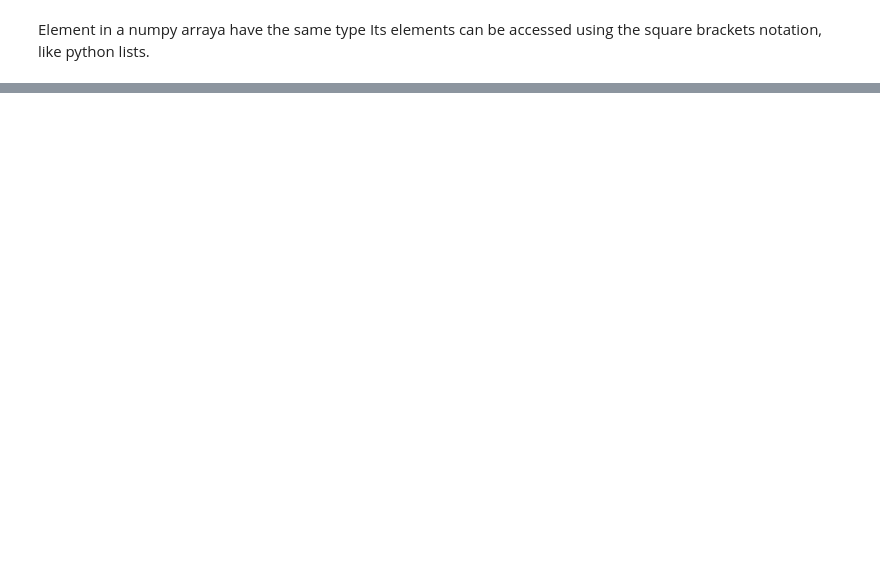
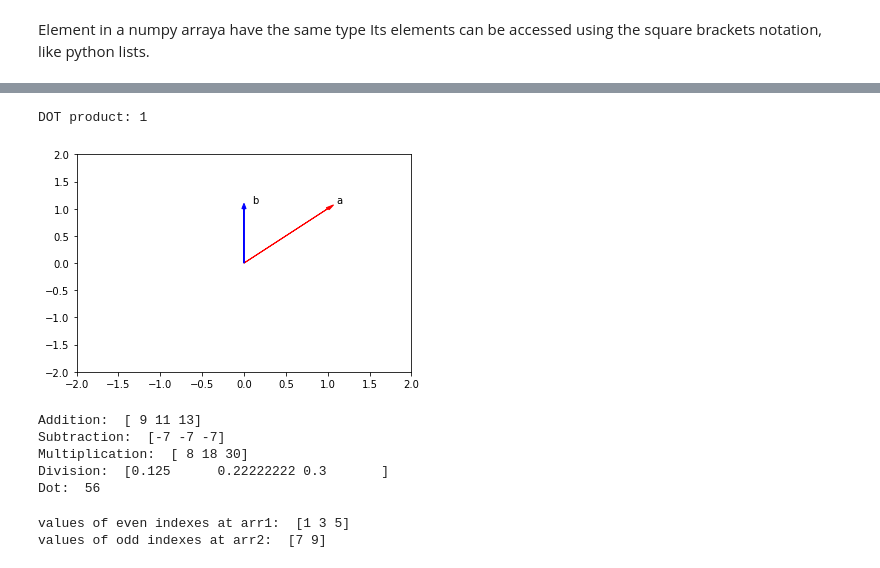
Before and after one commit to PosgradoMNA/actividades-de-aprendizaje-dsercam, a Jupyter notebook: Semana3_PythonIBM.ipynb, the cells around one changed output, grey strips where cells are left out. Saved outputs shown, nothing was run; the diff lists cells and outputs as text; code cells hidden in the pictures; blank space fills up the shorter version.

```diff
--- a/Semana3_PythonIBM.ipynb
+++ b/Semana3_PythonIBM.ipynb
@@ -22,0 +637,35 @@ import pandas as pd
+# %%
+#Convert the list [1, 1] and [0, 1] to numpy arrays a and b. Then plot the arrays as vectors using the fuction Plotvec2 and find their dot product:
+a = np.array([1, 1])
+b = np.array([0, 1])
+dt = np.dot(a,b)
+
+Plotvec2(a,b)
+print("DOT product:", dt)
+# %% [output]
+DOT product: 1
+[figure, added]
+# %%
+#Convert the list [1, 2, 3] and [8, 9, 10] to numpy arrays arr1 and arr2. Then perform Addition , Subtraction , Multiplication , Division and Dot Operation on the arr1 and arr2
+arr1 = np.array([1, 2, 3])
+arr2 = np.array([8, 9, 10])
+print('Addition: ', np.add(arr1,arr2))
+print('Subtraction: ', np.subtract(arr1,arr2))
+print('Multiplication: ', np.multiply(arr1,arr2))
+print('Division: ', np.divide(arr1,arr2))
+print('Dot: ', np.dot(arr1,arr2))
+# %% [output]
+Addition:  [ 9 11 13]
+Subtraction:  [-7 -7 -7]
+Multiplication:  [ 8 18 30]
+Division:  [0.125      0.22222222 0.3       ]
+Dot:  56
+# %%
+#Convert the list [1, 2, 3, 4, 5] and [6, 7, 8, 9, 10] to numpy arrays arr1 and arr2. Then find the even and odd numbers from arr1 and arr2.
+arr1 = np.array([1, 2, 3, 4, 5])
+arr2 = np.array([6, 7, 8, 9, 10])
+print('values of even indexes at arr1: ',arr1[0:8:2])
+print('values of odd indexes at arr2: ',arr2[1::2])
+# %% [output]
+values of even indexes at arr1:  [1 3 5]
+values of odd indexes at arr2:  [7 9]
```
Also changed, not shown: parts of 93 cells of this notebook.
